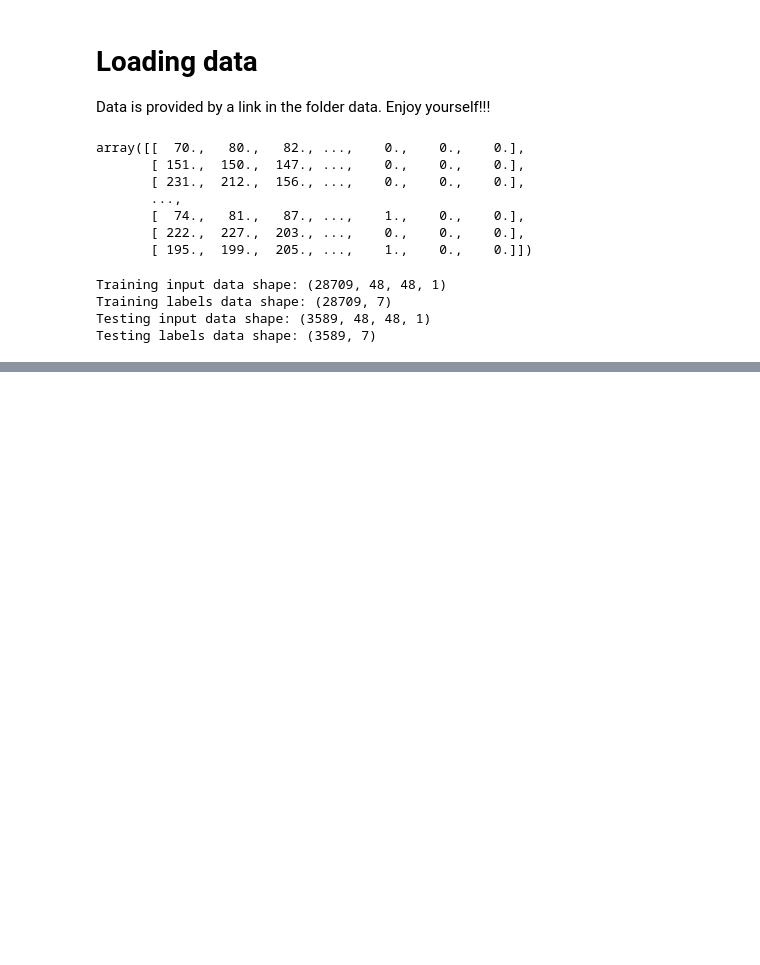
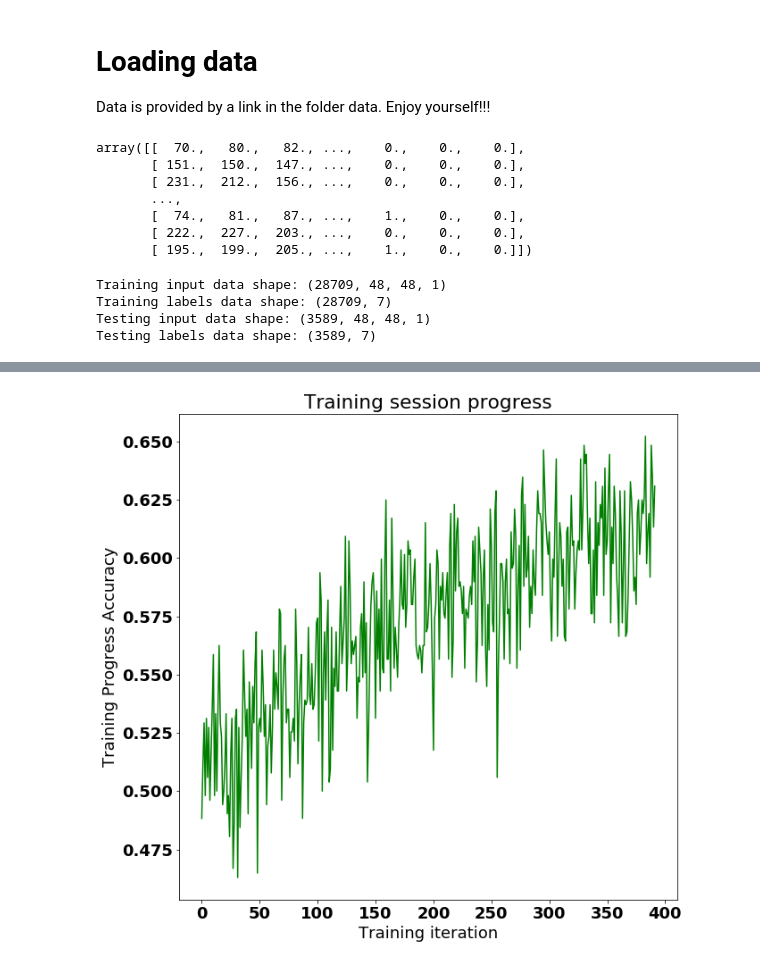
Before and after one commit to aparecidovieira/facial_expression_recog, a Jupyter notebook: facial_expression.ipynb, the cells around one changed output, grey strips where cells are left out. Cells and saved outputs as stored; diff of their text form; code cells hidden in the pictures; blank space fills up the shorter version.

```diff
--- a/facial_expression.ipynb
+++ b/facial_expression.ipynb
@@ -347,0 +270,10 @@ Test loss: 5.079560279846191 and Accuracy loss: 42.57453680038452
+# %%
+plt.figure(figsize=(width, height))
+plt.plot(train_acc, 'g-', label='Train acc')
+plt.plot(test_acc, 'g--', label='Test acc')
+plt.title('Training session progress')
+plt.xlabel('Training iteration')
+plt.ylabel('Training Progress Accuracy')
+plt.show()
+# %% [output]
+[figure, added]
```
Also changed, not shown: parts of 13 cells of this notebook.
